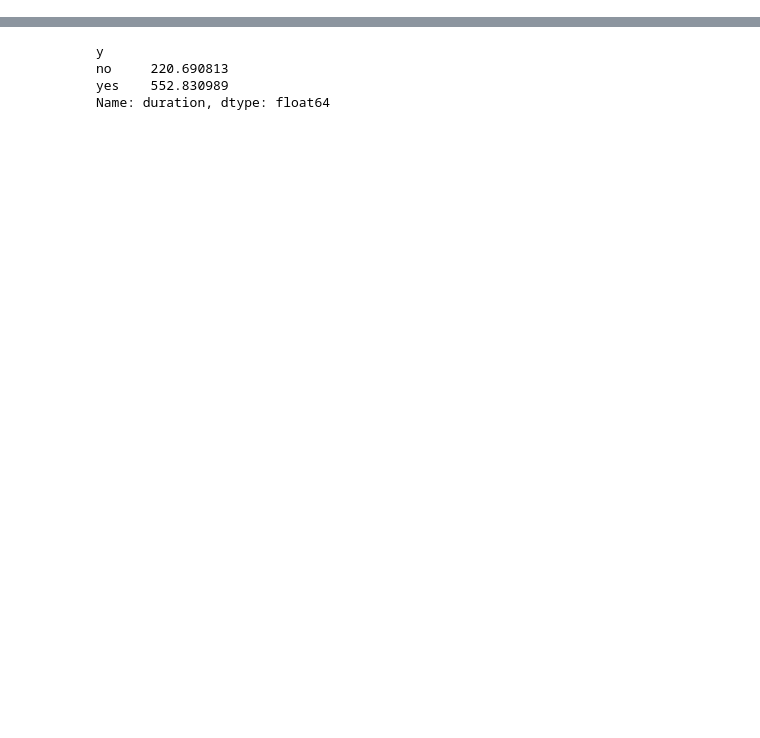
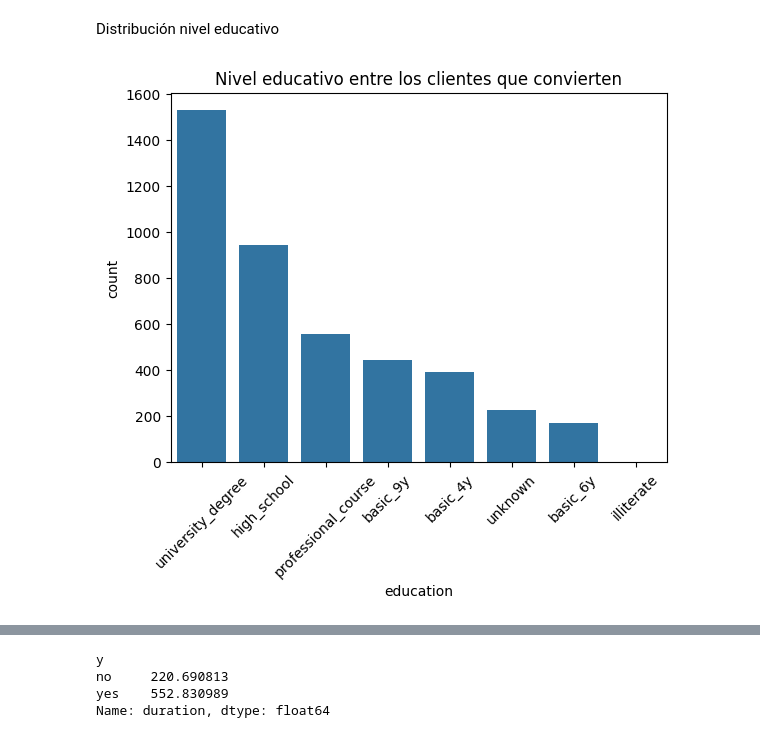
Before and after one commit to inaki1987/04.ProyectoEDA, a Jupyter notebook: notebooks/03.Analisis.ipynb, the cells around one changed output, grey strips where cells are left out. Cells and saved outputs as stored; diff of their text form; code cells hidden in the pictures; blank space fills up the shorter version.

```diff
--- a/notebooks/03.Analisis.ipynb
+++ b/notebooks/03.Analisis.ipynb
@@ -43,0 +107,9 @@ df.groupby("y")["duration"].mean()
+# %% [markdown]
+Distribución nivel educativo
+# %%
+sns.countplot(data=df_yes, x="education", order=df_yes["education"].value_counts().index)
+plt.title("Nivel educativo entre los clientes que convierten")
+plt.xticks(rotation=45)
+plt.show()
+# %% [output]
+[figure, added]
```
Also changed, not shown: parts of 36 cells of this notebook.
